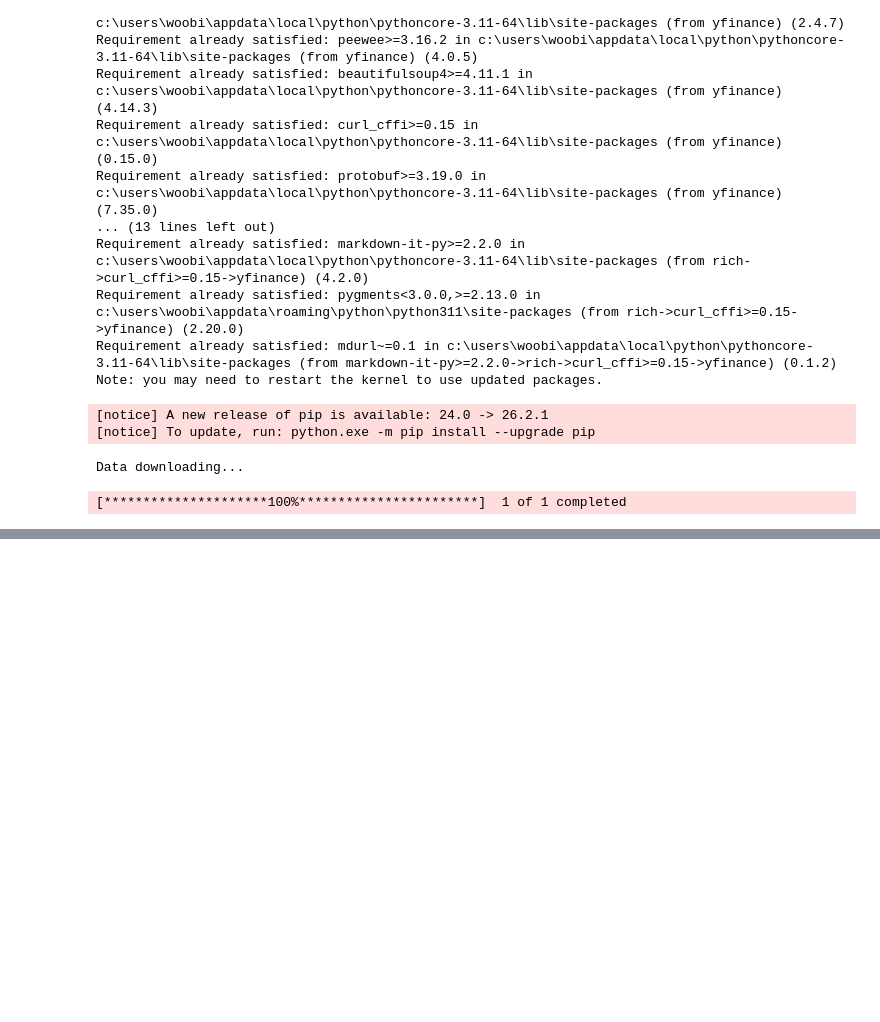
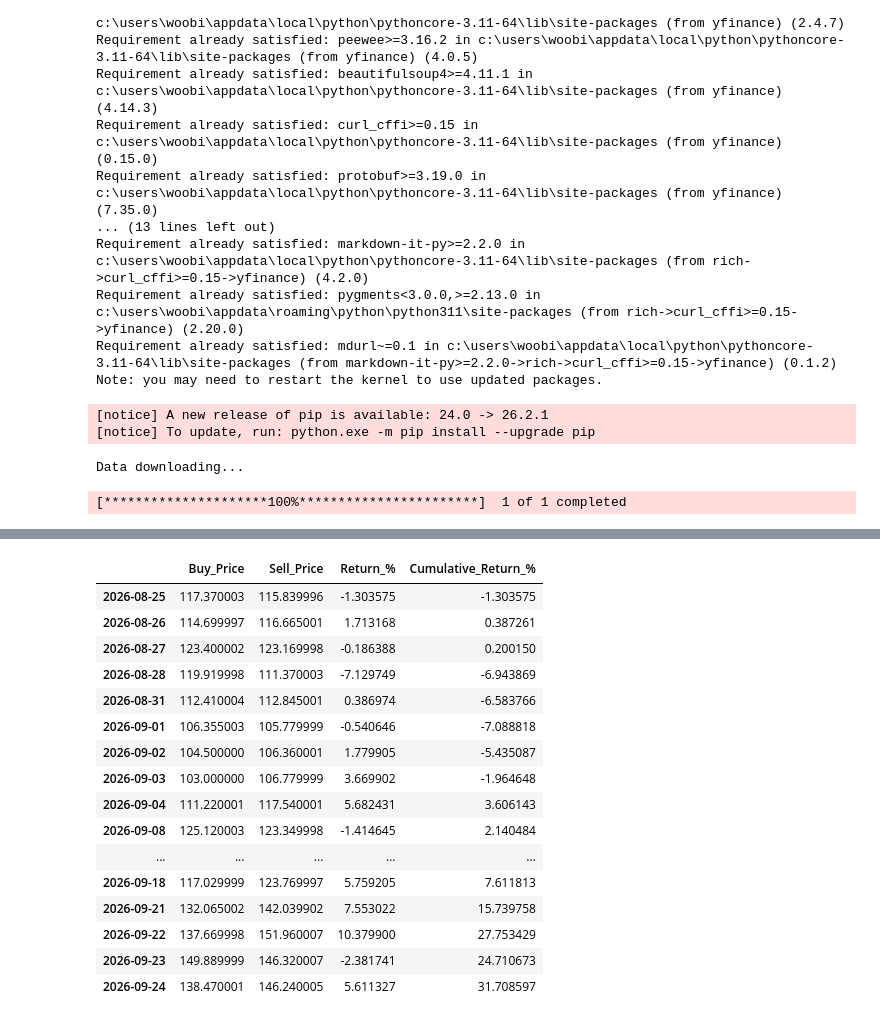
Before and after one commit to h2woobin/SOXL_60day_5min_pattern_analysis, a Jupyter notebook: new_soxl.ipynb, the cells around one changed output, grey strips where cells are left out. Drawn from its saved outputs; the diff is of its cells as text; code cells hidden in the pictures; blank space fills up the shorter version.

```diff
--- a/new_soxl.ipynb
+++ b/new_soxl.ipynb
@@ -142,0 +152,35 @@ plt.show()
+# %%
+import pandas as pd
+
+buy_trades = df.at_time('6:30')
+sell_trades = df.at_time('12:55')
+
+backtest_df = pd.DataFrame({
+    'Buy_Price': buy_trades['Open'].iloc[:,0].values,
+    'Sell_Price': sell_trades['Close'].iloc[:,0].values
+},index=buy_trades.index.date)
+
+backtest_df['Return_%'] = (backtest_df['Sell_Price'] - backtest_df['Buy_Price']) / backtest_df['Buy_Price'] * 100
+
+backtest_df['Cumulative_Return_%'] = ((1 + backtest_df['Return_%'] / 100).cumprod() - 1)*100
+
+
+backtest_df
+# %% [output]
+|  | Buy_Price | Sell_Price | Return_% | Cumulative_Return_% |
+| 2026-08-25 | 117.370003 | 115.839996 | -1.303575 | -1.303575 |
+| 2026-08-26 | 114.699997 | 116.665001 | 1.713168 | 0.387261 |
+| 2026-08-27 | 123.400002 | 123.169998 | -0.186388 | 0.200150 |
+| 2026-08-28 | 119.919998 | 111.370003 | -7.129749 | -6.943869 |
+| 2026-08-31 | 112.410004 | 112.845001 | 0.386974 | -6.583766 |
+| 2026-09-01 | 106.355003 | 105.779999 | -0.540646 | -7.088818 |
+| 2026-09-02 | 104.500000 | 106.360001 | 1.779905 | -5.435087 |
+| 2026-09-03 | 103.000000 | 106.779999 | 3.669902 | -1.964648 |
+| 2026-09-04 | 111.220001 | 117.540001 | 5.682431 | 3.606143 |
+| 2026-09-08 | 125.120003 | 123.349998 | -1.414645 | 2.140484 |
+| ... | ... | ... | ... | ... |
+| 2026-09-18 | 117.029999 | 123.769997 | 5.759205 | 7.611813 |
+| 2026-09-21 | 132.065002 | 142.039902 | 7.553022 | 15.739758 |
+| 2026-09-22 | 137.669998 | 151.960007 | 10.379900 | 27.753429 |
+| 2026-09-23 | 149.889999 | 146.320007 | -2.381741 | 24.710673 |
+| 2026-09-24 | 138.470001 | 146.240005 | 5.611327 | 31.708597 |
```
Also changed, not shown: parts of 6 cells of this notebook, 1 other file.
